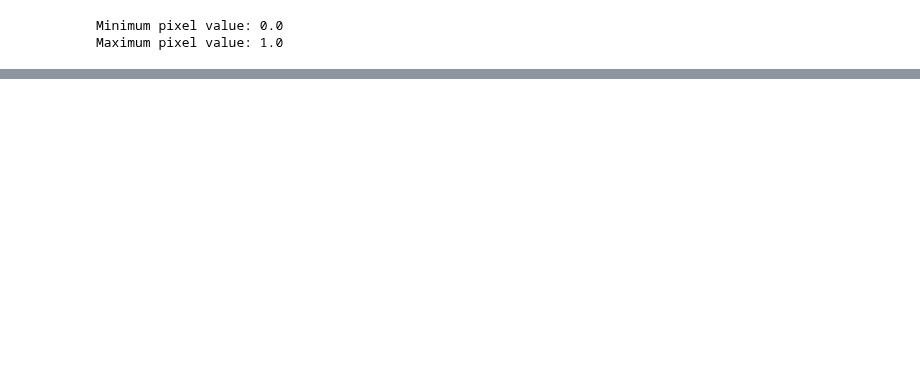
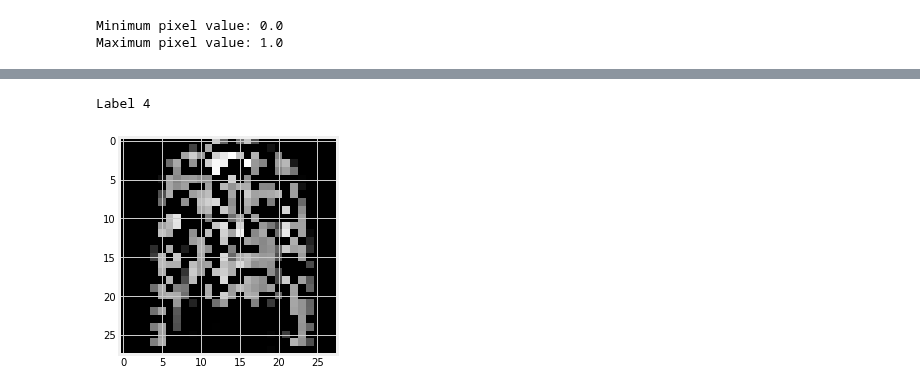
Before and after one commit to ritchieng/deep-learning-wizard, a Jupyter notebook: docs/deep_learning/practical_pytorch/pytorch_fc_overcomplete_ae.ipynb, the cells around one changed output, grey strips where cells are left out. Drawn from its saved outputs; the diff is of its cells as text; code cells hidden in the pictures; blank space fills up the shorter version.

```diff
--- a/docs/deep_learning/practical_pytorch/pytorch_fc_overcomplete_ae.ipynb
+++ b/docs/deep_learning/practical_pytorch/pytorch_fc_overcomplete_ae.ipynb
@@ -237,3 +237,15 @@ Label 4
+# %%
+# Test sample 3: Noisy
+sample_num = 10
+raw_img = test_dataset[sample_num][0]
+noisy_image = dropout(torch.ones(raw_img.shape)) * raw_img
+show_img = noisy_image.numpy().reshape(28, 28)
+label = test_dataset[sample_num][1]
+print(f'Label {label}')
+plt.imshow(show_img, cmap='gray');
+# %% [output]
+Label 4
+[figure, added]
 # %%
 # Test sample 3: Run on Inference
 sample_num = 10
```
Also changed, not shown: parts of 12 cells of this notebook, 5 other files.
